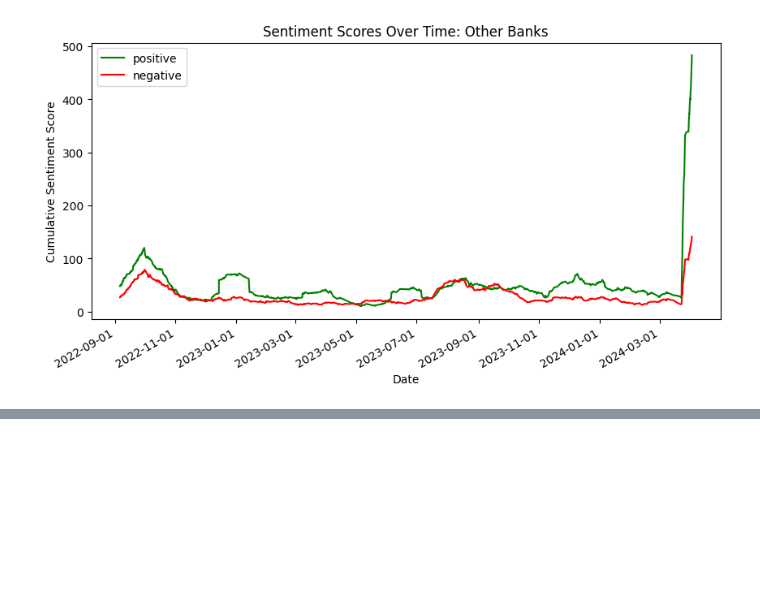
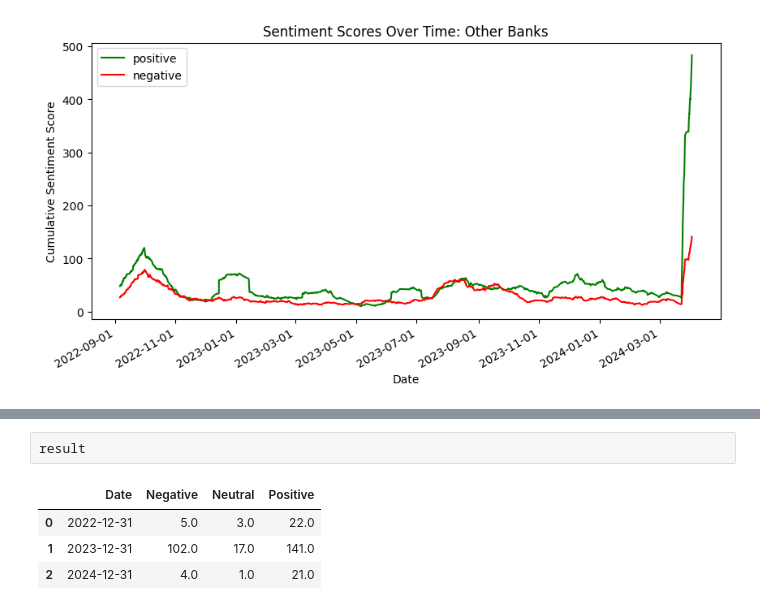
Before and after one commit to HaoEarm/DSA3101_Project, a Jupyter notebook: Backend/Sentiments_changes_by_month.ipynb, the cells around one changed output, grey strips where cells are left out. Saved outputs shown, nothing was run; the diff lists cells and outputs as text; blank space fills up the shorter version.

```diff
--- a/Backend/Sentiments_changes_by_month.ipynb
+++ b/Backend/Sentiments_changes_by_month.ipynb
@@ -106,0 +108,7 @@ plt.show()
+# %%
+result
+# %% [output]
+|  | Date | Negative | Neutral | Positive |
+| 0 | 2022-12-31 | 5.0 | 3.0 | 22.0 |
+| 1 | 2023-12-31 | 102.0 | 17.0 | 141.0 |
+| 2 | 2024-12-31 | 4.0 | 1.0 | 21.0 |
```
Also changed, not shown: parts of 2 cells of this notebook, 9 other files.
